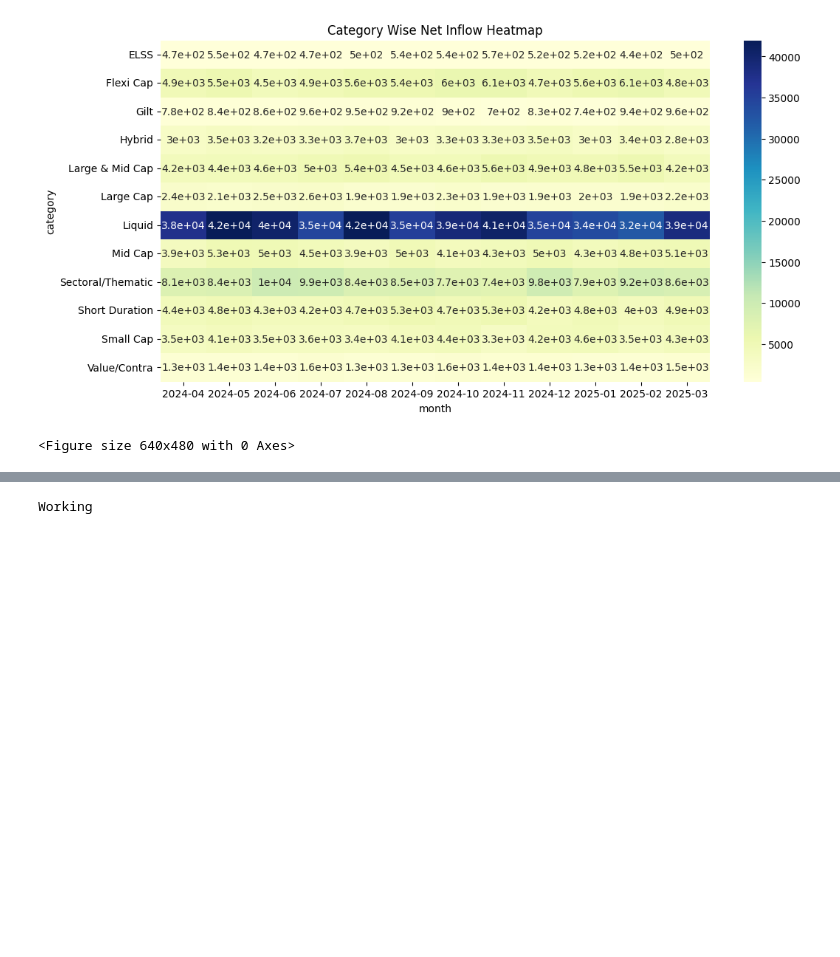
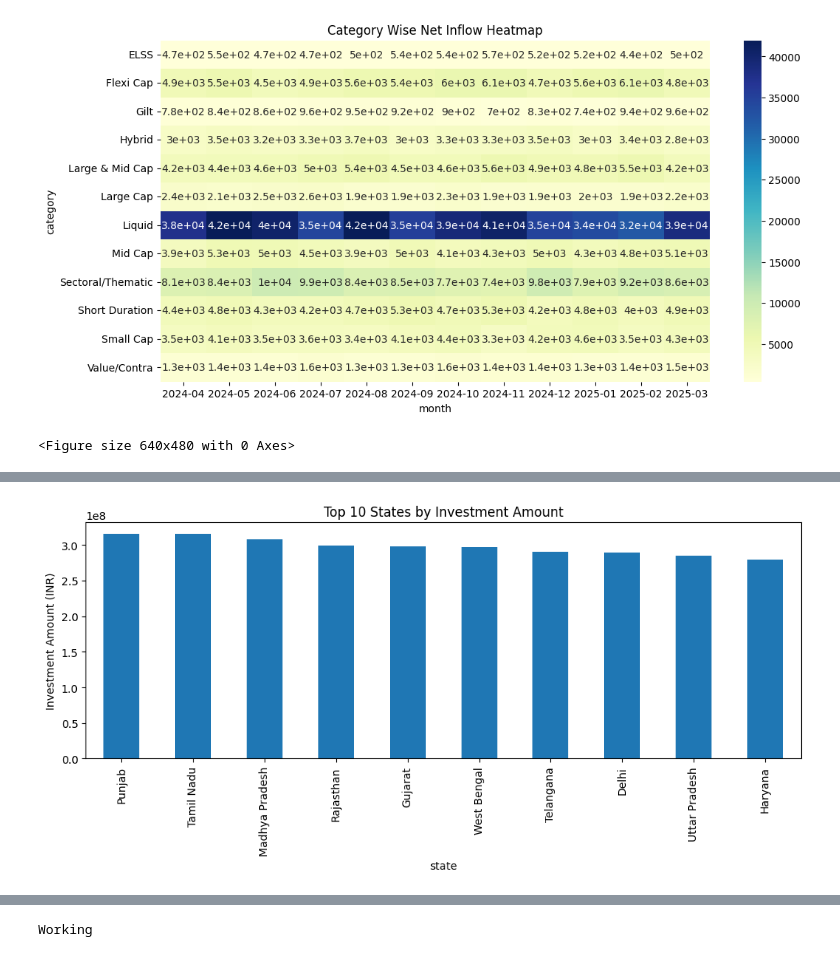
Before and after one commit to shrutikaghadge22-art/MutualFundProject, a Jupyter notebook: notebooks/EDA_Analysis.ipynb, the cells around one changed output, grey strips where cells are left out. Drawn from its saved outputs; the diff is of its cells as text; code cells hidden in the pictures; blank space fills up the shorter version.

```diff
--- a/notebooks/EDA_Analysis.ipynb
+++ b/notebooks/EDA_Analysis.ipynb
@@ -167,0 +211,4 @@ plt.savefig("../reports/category_heatmap.png")
+# %%
+state_sip = investor.groupby('state')['amount_inr'].sum().sort_values(ascending=False)
+
+state_sip.head(10)
@@ -167,0 +228,16 @@ plt.savefig("../reports/category_heatmap.png")
+# %%
+import matplotlib.pyplot as plt
+
+plt.figure(figsize=(10,5))
+
+state_sip.head(10).plot(kind='bar')
+
+plt.title("Top 10 States by Investment Amount")
+plt.ylabel("Investment Amount (INR)")
+plt.tight_layout()
+
+plt.savefig("../reports/state_distribution.png")
+
+plt.show()
+# %% [output]
+[figure, added]
```
Also changed, not shown: parts of 12 cells of this notebook, 5 other files.
